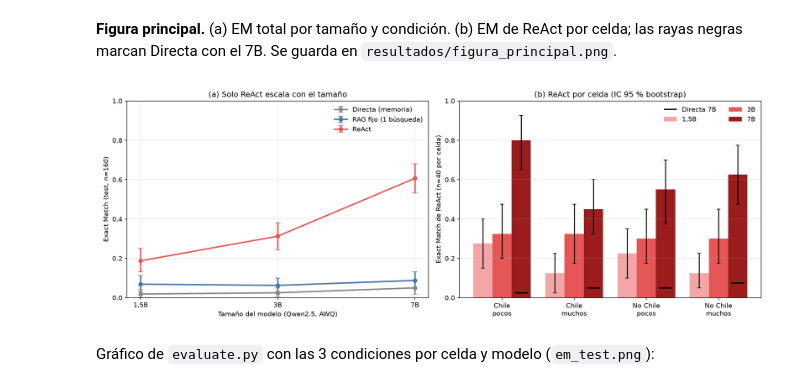
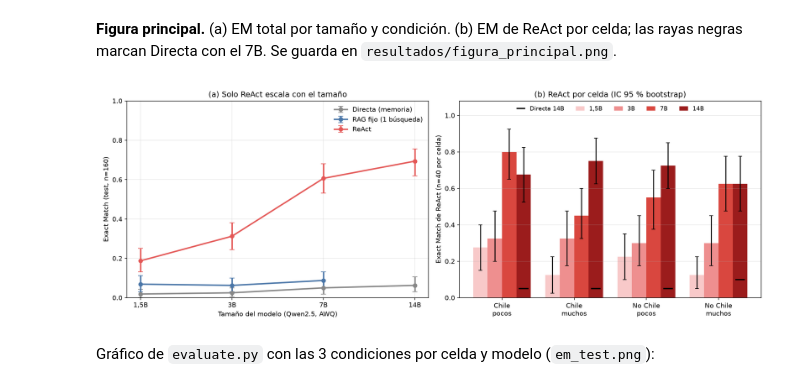
Before and after one commit to Felipedino/ReAct-Rag-Multimodal, a Jupyter notebook: notebook.ipynb, the cells around one changed output. Cells and saved outputs as stored; diff of their text form; code cells hidden in the pictures.

```diff
--- a/notebook.ipynb
+++ b/notebook.ipynb
@@ -261,7 +271,9 @@ import matplotlib.pyplot as plt
 ETIQUETA = {m: m.replace('.', ',') for m in MODELOS}           # "1.5B" -> "1,5B"
 NOMBRE = {'directa': 'Directa (memoria)', 'rag': 'RAG fijo (1 búsqueda)', 'react': 'ReAct'}
 COLOR = {'directa': '#888888', 'rag': '#4a76a8', 'react': '#e45756'}
-ROJOS = ['#f4a6a6', '#e45756', '#9b1c1c']                      # 1,5B, 3B, 7B (más oscuro = más grande)
+# Un tono por modelo, más oscuro = más grande (4 tonos si están las trazas del 14B)
+ROJOS = (['#f4a6a6', '#e45756', '#9b1c1c'] if len(MODELOS) <= 3
+         else ['#f8c9c9', '#ee8f8f', '#d9473f', '#9b1c1c'])
 
 fig, (ax1, ax2) = plt.subplots(1, 2, figsize=(14.5, 5.2))
 
@@ -275,36 +287,38 @@ ax1.set_xlabel('Tamaño del modelo (Qwen2.5, AWQ)')
 ax1.set_ylabel(f'Exact Match (test, n={int(total["n"].iloc[0])})')
 ax1.set_title('(a) Solo ReAct escala con el tamaño')
 ax1.legend(frameon=False)
 
 # (b) ReAct por celda, una barra por modelo; Directa 7B como raya negra
 react = celdas[celdas['condicion'] == 'react']
 ancho = 0.8 / len(MODELOS)
 for k, m in enumerate(MODELOS):
     f = react[react['modelo'] == m].set_index('grupo').reindex(evaluate.ORDEN_CELDAS)
     xs = [i + (k - (len(MODELOS) - 1) / 2) * ancho for i in range(len(evaluate.ORDEN_CELDAS))]
     ax2.bar(xs, f['em'], width=ancho, color=ROJOS[k % len(ROJOS)], label=ETIQUETA[m],
             yerr=[f['em'] - f['em_lo'], f['em_hi'] - f['em']], capsize=3)
 mayor = MODELOS[-1]
 d = celdas[(celdas['condicion'] == 'directa') & (celdas['modelo'] == mayor)] \
     .set_index('grupo').reindex(evaluate.ORDEN_CELDAS)
 x_mayor = (len(MODELOS) - 1) / 2 * ancho
 ax2.hlines(d['em'], [i + x_mayor - ancho / 3 for i in range(4)], [i + x_mayor + ancho / 3 for i in range(4)],
            color='black', lw=2, label=f'Directa {ETIQUETA[mayor]}')
 ax2.set_xticks(range(4), ['Chile\npocos', 'Chile\nmuchos', 'No Chile\npocos', 'No Chile\nmuchos'])
 ax2.set_ylabel(f'Exact Match de ReAct (n={int(react["n"].iloc[0])} por celda)')
 ax2.set_title('(b) ReAct por celda (IC 95 % bootstrap)')
-ax2.legend(frameon=False, ncol=2)
+ax2.legend(frameon=False, ncol=len(MODELOS) + 1, loc='upper center', fontsize=9, handlelength=1.5)
 
 for ax in (ax1, ax2):
-    ax.set_ylim(0, 1)
     ax.grid(axis='y', alpha=0.3)
+    ax.set_yticks([0, 0.2, 0.4, 0.6, 0.8, 1.0])
+ax1.set_ylim(0, 1)
+ax2.set_ylim(0, 1.08)   # espacio arriba para la leyenda en una fila
 ax1.grid(axis='x', alpha=0.3)
 fig.tight_layout()
 fig.savefig('resultados/figura_principal.png', dpi=150)
 plt.close(fig)
 display(Image('resultados/figura_principal.png'))
 # %% [output]
-[figure, old version]
+[figure, new version]
 # %% [markdown]
 Gráfico de `evaluate.py` con las 3 condiciones por celda y modelo (`em_test.png`):
 # %%
```
Also changed, not shown: parts of 12 cells of this notebook, 9 other files.
